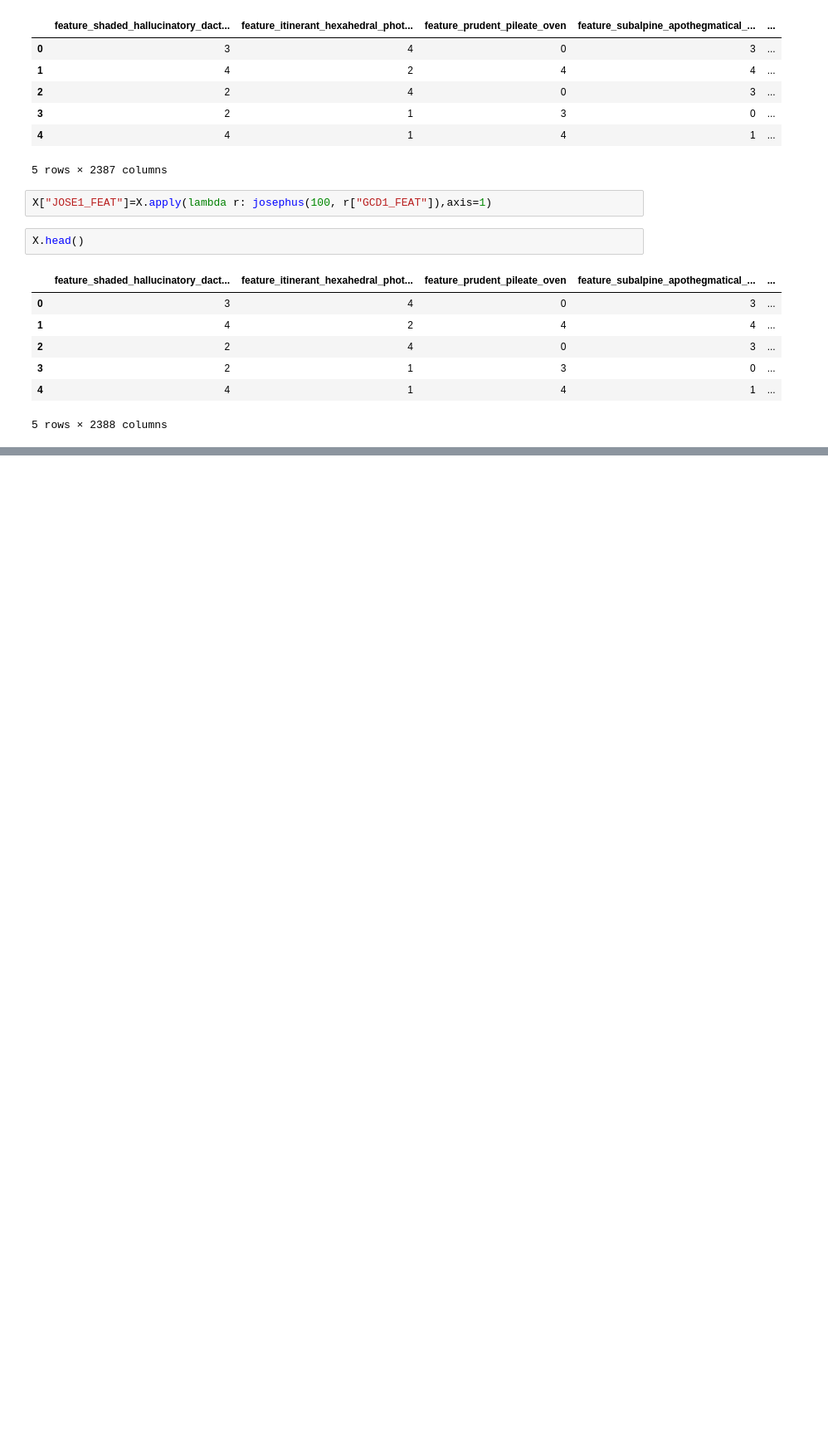
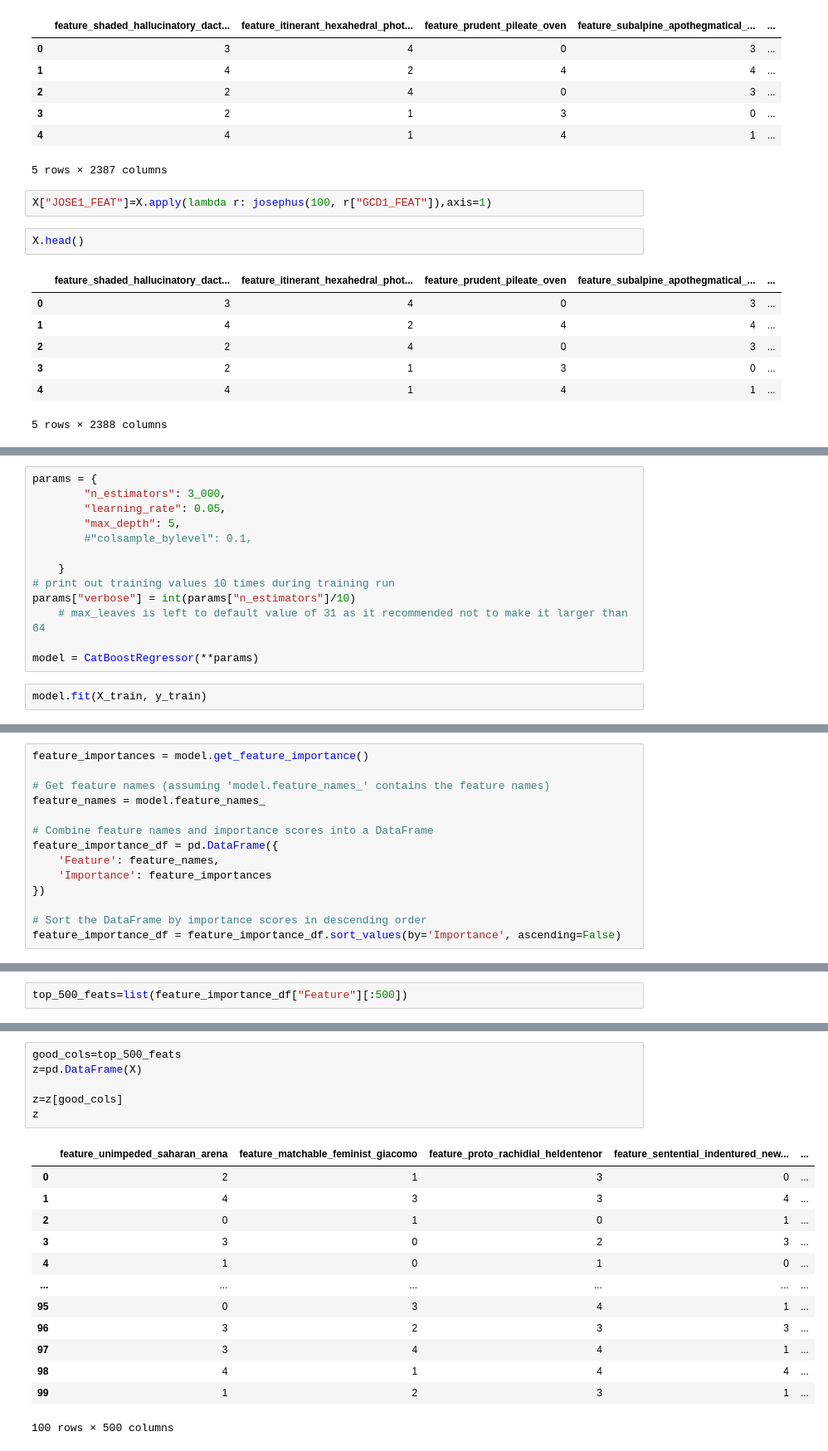
Before and after one commit to emii836/Feature_Engineering, a Jupyter notebook: Sum_querry.ipynb, the cells around one changed output, grey strips where cells are left out. Shown at 83% size. Drawn from its saved outputs; the diff is of its cells as text; blank space fills up the shorter version.

```diff
--- a/Sum_querry.ipynb
+++ b/Sum_querry.ipynb
@@ -278,0 +303,15 @@ X.head()
+# %%
+params = {
+        "n_estimators": 3_000,
+        "learning_rate": 0.05,
+        "max_depth": 5,
+        #"colsample_bylevel": 0.1,
+
+    }
+# print out training values 10 times during training run
+params["verbose"] = int(params["n_estimators"]/10)
+    # max_leaves is left to default value of 31 as it recommended not to make it larger than 64
+
+model = CatBoostRegressor(**params)
+# %%
+model.fit(X_train, y_train)
@@ -278,0 +331,14 @@ X.head()
+# %%
+feature_importances = model.get_feature_importance()
+
+# Get feature names (assuming 'model.feature_names_' contains the feature names)
+feature_names = model.feature_names_
+
+# Combine feature names and importance scores into a DataFrame
+feature_importance_df = pd.DataFrame({
+    'Feature': feature_names,
+    'Importance': feature_importances
+})
+
+# Sort the DataFrame by importance scores in descending order
+feature_importance_df = feature_importance_df.sort_values(by='Importance', ascending=False)
@@ -278,0 +347,2 @@ X.head()
+# %%
+top_500_feats=list(feature_importance_df["Feature"][:500])
@@ -278,0 +369,20 @@ X.head()
+# %%
+good_cols=top_500_feats
+z=pd.DataFrame(X)
+
+z=z[good_cols]
+z
+# %% [output]
+|  | feature_unimpeded_saharan_arena | feature_matchable_feminist_giacomo | feature_proto_rachidial_heldentenor | feature_sentential_indentured_new... | ... |
+| 0 | 2 | 1 | 3 | 0 | ... |
+| 1 | 4 | 3 | 3 | 4 | ... |
+| 2 | 0 | 1 | 0 | 1 | ... |
+| 3 | 3 | 0 | 2 | 3 | ... |
+| 4 | 1 | 0 | 1 | 0 | ... |
+| ... | ... | ... | ... | ... | ... |
+| 95 | 0 | 3 | 4 | 1 | ... |
+| 96 | 3 | 2 | 3 | 3 | ... |
+| 97 | 3 | 4 | 4 | 1 | ... |
+| 98 | 4 | 1 | 4 | 4 | ... |
+| 99 | 1 | 2 | 3 | 1 | ... |
+100 rows × 500 columns
```
Also changed, not shown: parts of 10 cells of this notebook.
